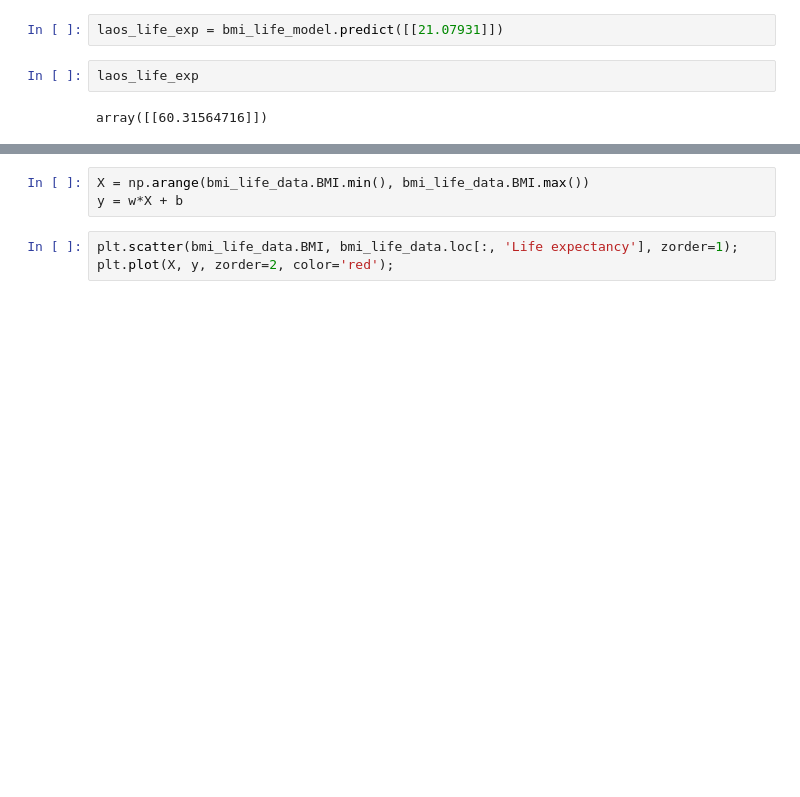
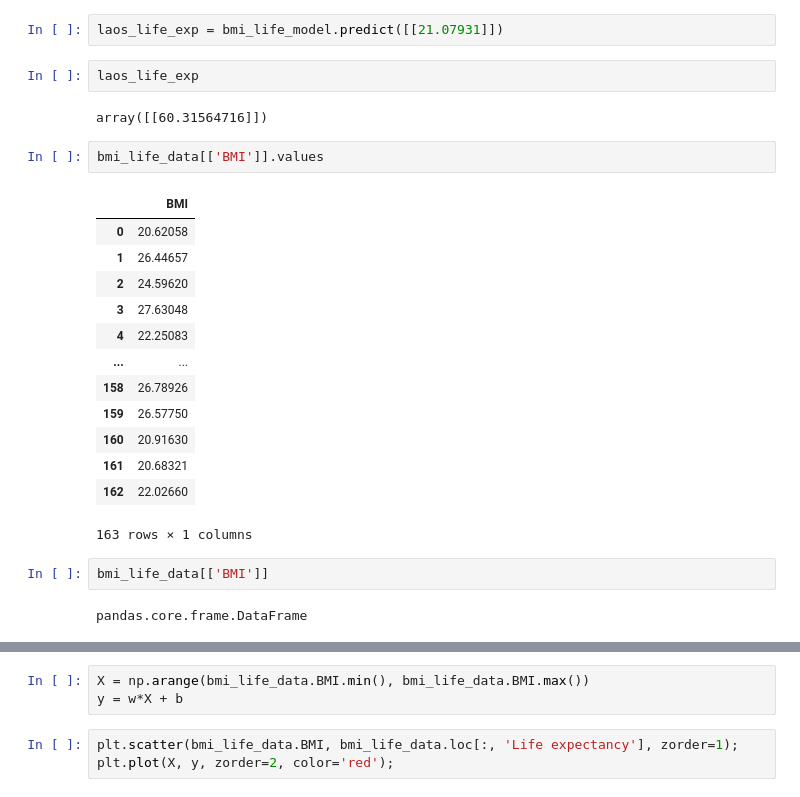
Before and after one commit to Alex-YuZ/Experiment-with-Linear-Regression, a Jupyter notebook: Linear_Regression.ipynb, the cells around one changed output, grey strips where cells are left out. Cells and saved outputs as stored; diff of their text form; blank space fills up the shorter version.

```diff
--- a/Linear_Regression.ipynb
+++ b/Linear_Regression.ipynb
@@ -70,3 +64,23 @@ laos_life_exp = bmi_life_model.predict([[21.07931]])
 laos_life_exp
 # %% [output]
 array([[60.31564716]])
+# %%
+bmi_life_data[['BMI']].values
+# %% [output]
+|  | BMI |
+| 0 | 20.62058 |
+| 1 | 26.44657 |
+| 2 | 24.59620 |
+| 3 | 27.63048 |
+| 4 | 22.25083 |
+| ... | ... |
+| 158 | 26.78926 |
+| 159 | 26.57750 |
+| 160 | 20.91630 |
+| 161 | 20.68321 |
+| 162 | 22.02660 |
+163 rows × 1 columns
+# %%
+bmi_life_data[['BMI']]
+# %% [output]
+pandas.core.frame.DataFrame
```
Also changed, not shown: parts of 12 cells of this notebook.
